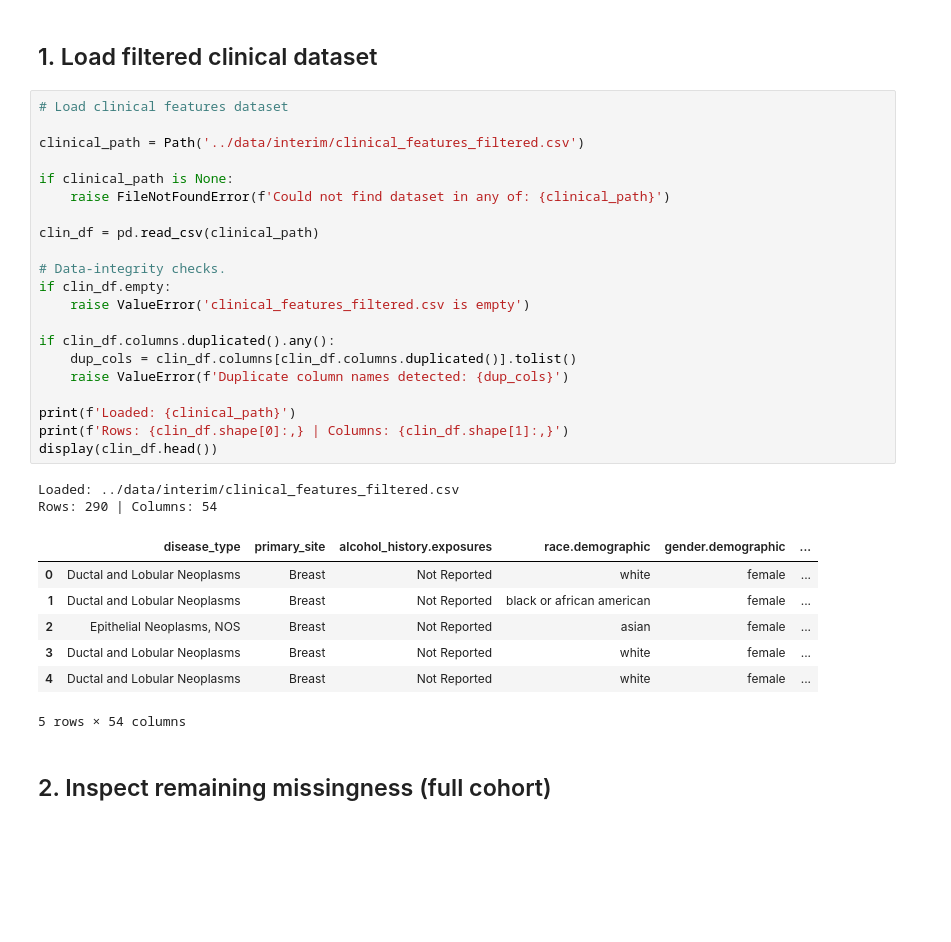
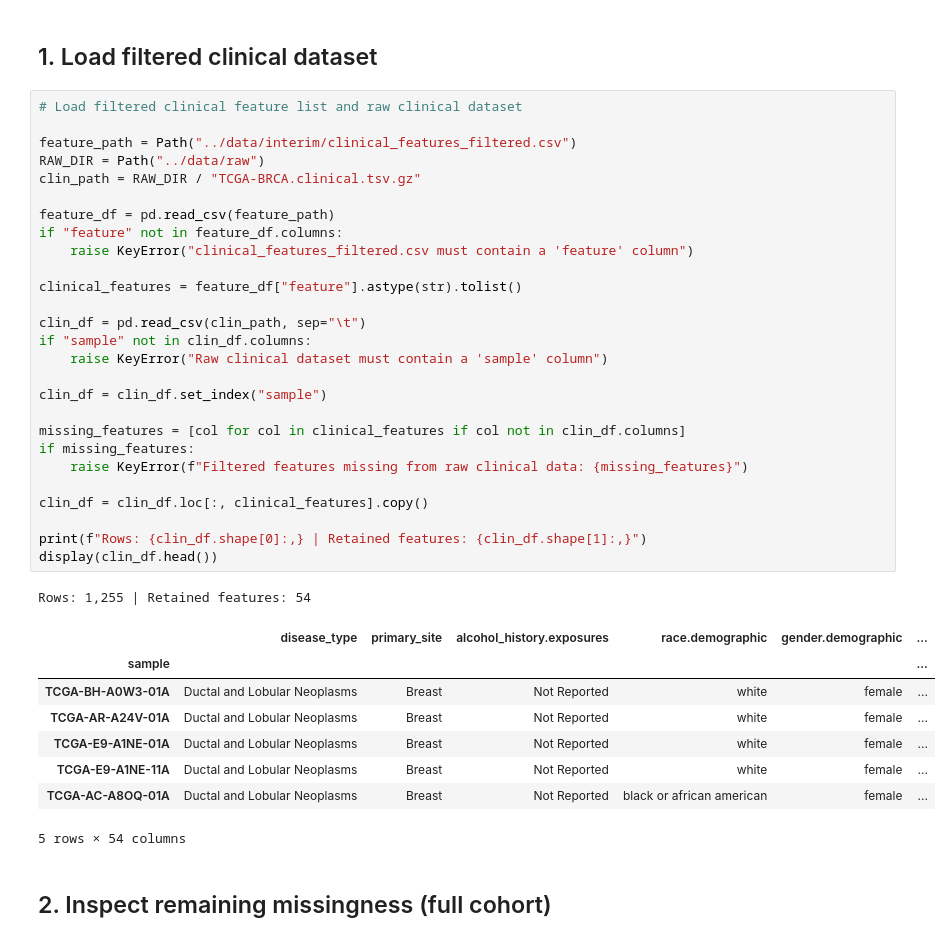
Before and after one commit to dpolioudakis/tcga-multimodal-survival, a Jupyter notebook: notebooks/03_clinical_preprocess.ipynb, the cells around one changed output. Cells and saved outputs as stored; diff of their text form; blank space fills up the shorter version.

```diff
--- a/notebooks/03_clinical_preprocess.ipynb
+++ b/notebooks/03_clinical_preprocess.ipynb
@@ -60,35 +63,41 @@ import matplotlib.pyplot as plt
 # %% [markdown]
 ## 1. Load filtered clinical dataset
 # %%
-# Load clinical features dataset
+# Load filtered clinical feature list and raw clinical dataset
 
-clinical_path = Path('../data/interim/clinical_features_filtered.csv')
+feature_path = Path("../data/interim/clinical_features_filtered.csv")
+RAW_DIR = Path("../data/raw")
+clin_path = RAW_DIR / "TCGA-BRCA.clinical.tsv.gz"
 
-if clinical_path is None:
-    raise FileNotFoundError(f'Could not find dataset in any of: {clinical_path}')
+feature_df = pd.read_csv(feature_path)
+if "feature" not in feature_df.columns:
+    raise KeyError("clinical_features_filtered.csv must contain a 'feature' column")
 
-clin_df = pd.read_csv(clinical_path)
+clinical_features = feature_df["feature"].astype(str).tolist()
 
-# Data-integrity checks.
-if clin_df.empty:
-    raise ValueError('clinical_features_filtered.csv is empty')
+clin_df = pd.read_csv(clin_path, sep="\t")
+if "sample" not in clin_df.columns:
+    raise KeyError("Raw clinical dataset must contain a 'sample' column")
 
-if clin_df.columns.duplicated().any():
-    dup_cols = clin_df.columns[clin_df.columns.duplicated()].tolist()
-    raise ValueError(f'Duplicate column names detected: {dup_cols}')
+clin_df = clin_df.set_index("sample")
 
-print(f'Loaded: {clinical_path}')
-print(f'Rows: {clin_df.shape[0]:,} | Columns: {clin_df.shape[1]:,}')
+missing_features = [col for col in clinical_features if col not in clin_df.columns]
+if missing_features:
+    raise KeyError(f"Filtered features missing from raw clinical data: {missing_features}")
+
+clin_df = clin_df.loc[:, clinical_features].copy()
+
+print(f"Rows: {clin_df.shape[0]:,} | Retained features: {clin_df.shape[1]:,}")
 display(clin_df.head())
 # %% [output]
-Loaded: ../data/interim/clinical_features_filtered.csv
-Rows: 290 | Columns: 54
+Rows: 1,255 | Retained features: 54
 |  | disease_type | primary_site | alcohol_history.exposures | race.demographic | gender.demographic | ... |
-| 0 | Ductal and Lobular Neoplasms | Breast | Not Reported | white | female | ... |
-| 1 | Ductal and Lobular Neoplasms | Breast | Not Reported | black or african american | female | ... |
-| 2 | Epithelial Neoplasms, NOS | Breast | Not Reported | asian | female | ... |
-| 3 | Ductal and Lobular Neoplasms | Breast | Not Reported | white | female | ... |
-| 4 | Ductal and Lobular Neoplasms | Breast | Not Reported | white | female | ... |
+| sample |  |  |  |  |  | ... |
+| TCGA-BH-A0W3-01A | Ductal and Lobular Neoplasms | Breast | Not Reported | white | female | ... |
+| TCGA-AR-A24V-01A | Ductal and Lobular Neoplasms | Breast | Not Reported | white | female | ... |
+| TCGA-E9-A1NE-01A | Ductal and Lobular Neoplasms | Breast | Not Reported | white | female | ... |
+| TCGA-E9-A1NE-11A | Ductal and Lobular Neoplasms | Breast | Not Reported | white | female | ... |
+| TCGA-AC-A8OQ-01A | Ductal and Lobular Neoplasms | Breast | Not Reported | black or african american | female | ... |
 5 rows × 54 columns
 # %% [markdown]
 ## 2. Inspect remaining missingness (full cohort)
```
Also changed, not shown: parts of 24 cells of this notebook, 4 other files.
